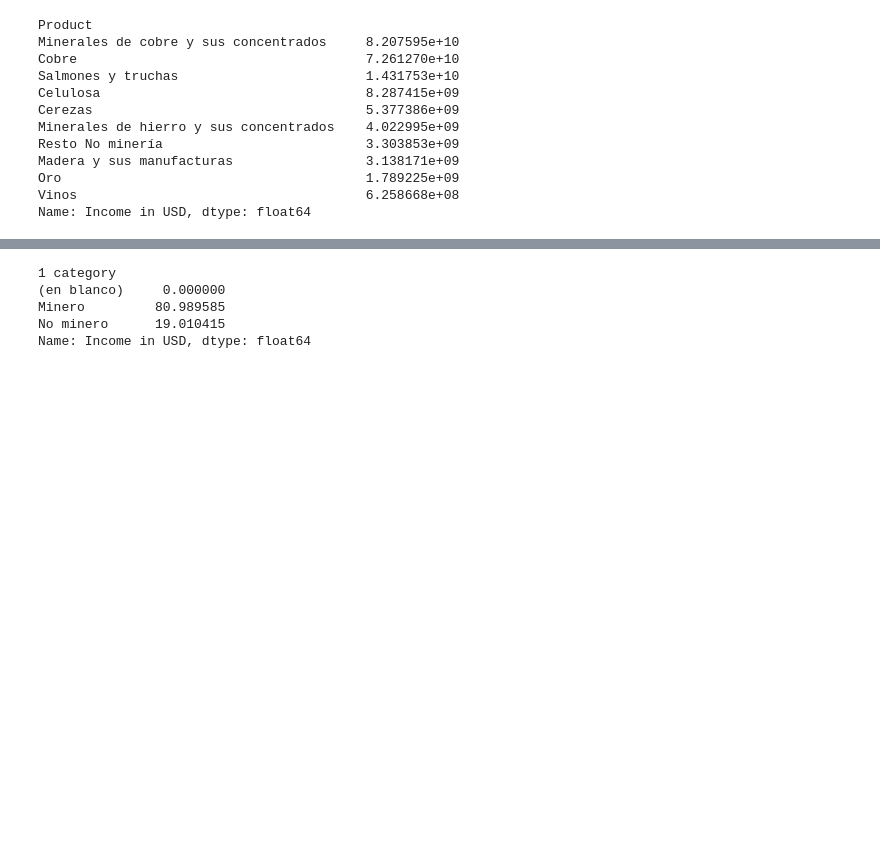
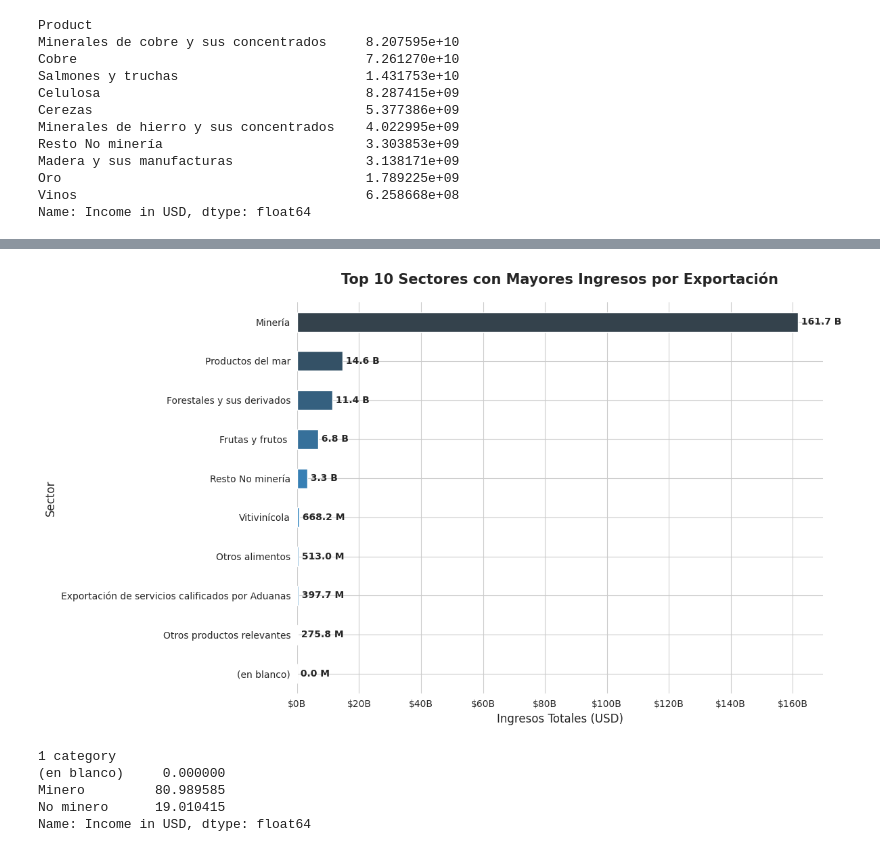
Before and after one commit to Cxris2145/MineriaDatos2026, a Jupyter notebook: ExportacionesChile2026.ipynb, the cells around one changed output, grey strips where cells are left out. Cells and saved outputs as stored; diff of their text form; code cells hidden in the pictures; blank space fills up the shorter version.

```diff
--- a/ExportacionesChile2026.ipynb
+++ b/ExportacionesChile2026.ipynb
@@ -417,3 +563,69 @@ plt.show()
+# %%
+import matplotlib.ticker as ticker
+
+# Mejorando el diseño del gráfico de sectores por ingresos
+ingresos_segunda_categoria = df.groupby('2 category')['Income in USD'].sum().sort_values(ascending=True).tail(10)
+
+# Configuramos un estilo más limpio
+sns.set_style("whitegrid")
+plt.figure(figsize=(12, 7))
+
+# Usamos barras horizontales para que los nombres se lean mejor
+colors = sns.color_palette("Blues_d", n_colors=10)
+ax = ingresos_segunda_categoria.plot(kind='barh', color=colors)
+
+# Títulos y etiquetas con mejor formato
+plt.title("Top 10 Sectores con Mayores Ingresos por Exportación", fontsize=15, pad=20, fontweight='bold')
+plt.xlabel("Ingresos Totales (USD)", fontsize=12)
+plt.ylabel("Sector", fontsize=12)
+
+# --- MEJORA DEL EJE X ---
+# Formateamos el eje X para que muestre billones con el signo $
+def format_billions(x, pos):
+    return f'${x/1e9:,.0f}B'
+
+ax.xaxis.set_major_formatter(ticker.FuncFormatter(format_billions))
+
+# Añadimos etiquetas de datos formateadas al final de cada barra
+for p in ax.patches:
+    width = p.get_width()
+    # Formateamos el número para que sea legible (ej: Billones o Millones)
+    if width >= 1e9:
+        label = f' {width/1e9:,.1f} B'
+    else:
+        label = f' {width/1e6:,.1f} M'
+
+    ax.annotate(label,
+                (width, p.get_y() + p.get_height() / 2),
+                va='center', fontsize=10, fontweight='bold')
+
+# Quitamos las líneas innecesarias del recuadro (Spines)
+sns.despine(left=True, bottom=True)
+
+plt.tight_layout()
+plt.show()
+
+
+
+# Este gráfico muestra los sectores o tipos de productos que generan más dinero en las exportaciones.
+# Cada barra representa el ingreso total de un sector, ordenado de menor a mayor para facilitar la comparación.
+#
+# Se puede observar claramente que la minería es, por lejos, el sector que más dinero aporta,
+# superando ampliamente a todos los demás.
+#
+# Luego aparecen sectores como productos del mar, forestales y frutas,
+# que también generan ingresos importantes, pero mucho menores en comparación con la minería.
+#
+# Los demás sectores, como vitivinícola, alimentos u otros productos,
+# tienen una participación bastante más baja en términos de dinero.
+#
+# Además, los valores están mostrados en millones (M) y billones (B),
+# lo que ayuda a entender mejor la magnitud de los ingresos sin ver números tan grandes.
+#
+# En simple, este gráfico deja claro que la minería domina las exportaciones en dinero,
+# mientras que los otros sectores aportan, pero en menor escala.
+# %% [output]
+[figure, added]
 # %%
 # Aquí calculamos qué parte del dinero total corresponde a cada categoría.
 # Esto ayuda a entender qué sector tiene más peso dentro de todas las exportaciones.
```
Also changed, not shown: parts of 24 cells of this notebook.
